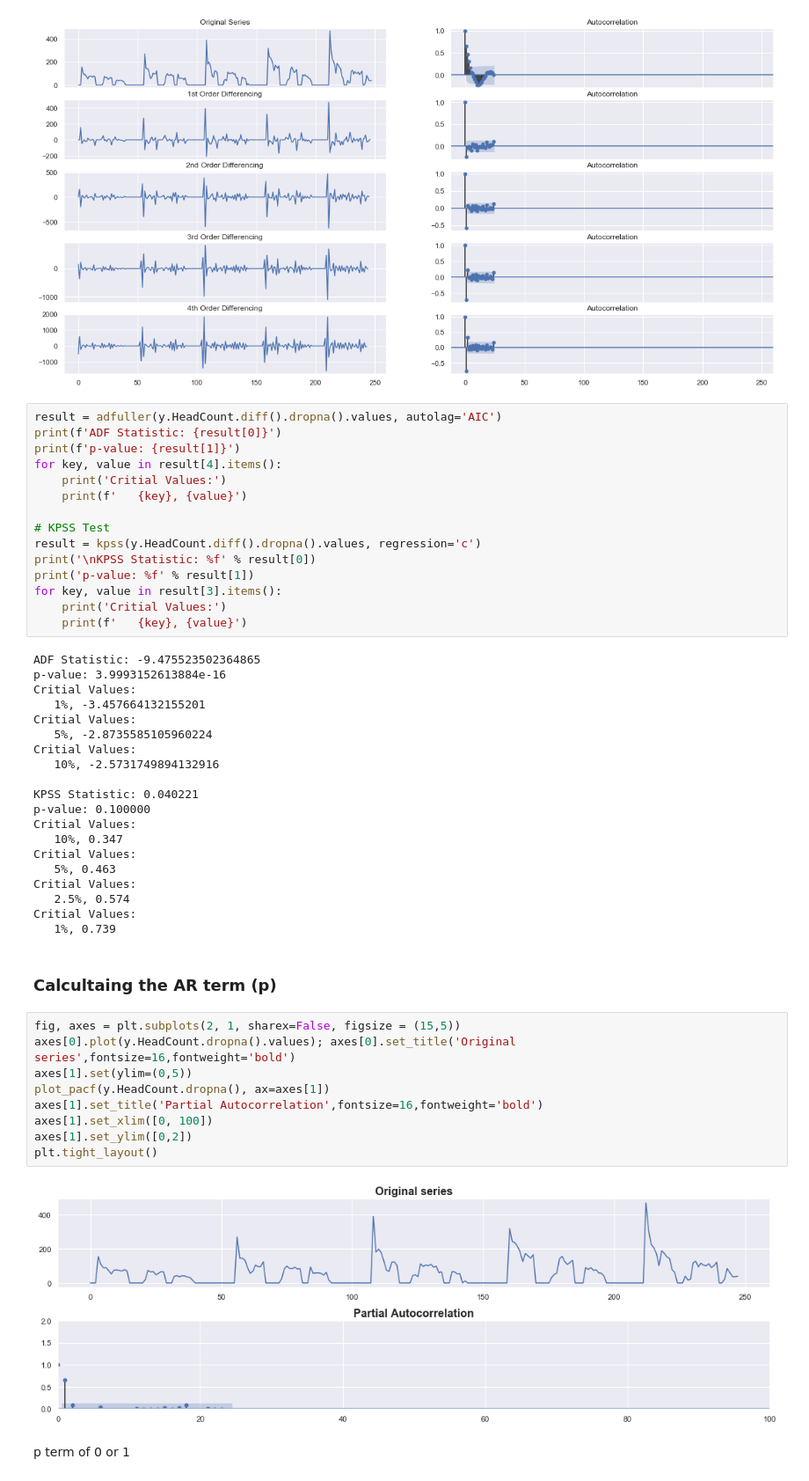
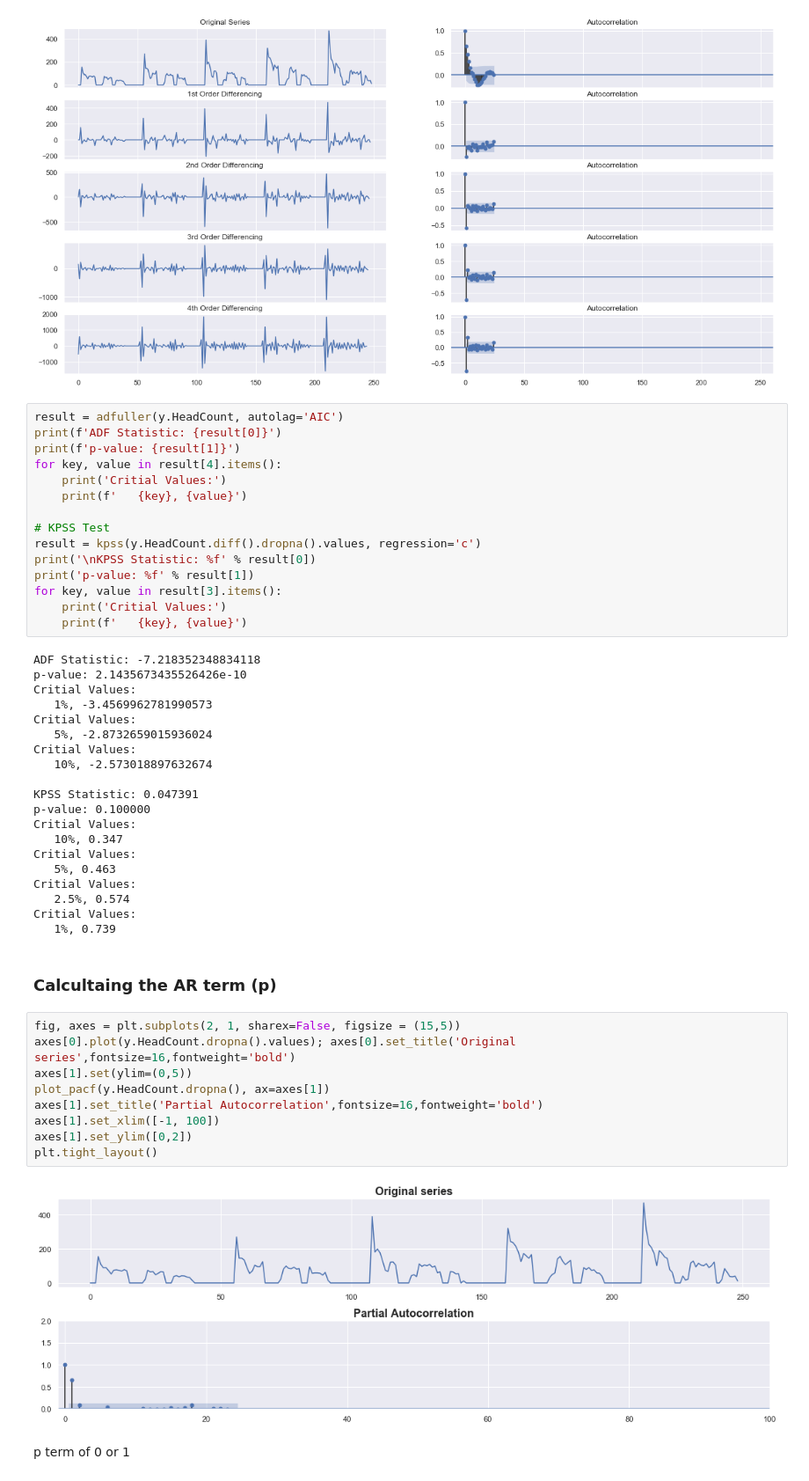
Before and after one commit to chris-pickford/TimeSeriesKb, a Jupyter notebook: Jupyter/main.ipynb, the cells around one changed output. Shown at 88% size. Cells and saved outputs as stored; diff of their text form.

```diff
--- a/Jupyter/main.ipynb
+++ b/Jupyter/main.ipynb
@@ -356,7 +391,7 @@ plot_acf(y.HeadCount.diff().diff().diff().diff().dropna(), ax=axes[4, 1])
 [figure]
 [figure]
 # %%
-result = adfuller(y.HeadCount.diff().dropna().values, autolag='AIC')
+result = adfuller(y.HeadCount, autolag='AIC')
 print(f'ADF Statistic: {result[0]}')
 print(f'p-value: {result[1]}')
 for key, value in result[4].items():
@@ -371,16 +406,16 @@ for key, value in result[3].items():
     print('Critial Values:')
     print(f'   {key}, {value}')
 # %% [output]
-ADF Statistic: -9.475523502364865
-p-value: 3.9993152613884e-16
+ADF Statistic: -7.218352348834118
+p-value: 2.1435673435526426e-10
 Critial Values:
-   1%, -3.457664132155201
+   1%, -3.4569962781990573
 Critial Values:
-   5%, -2.8735585105960224
+   5%, -2.8732659015936024
 Critial Values:
-   10%, -2.5731749894132916
+   10%, -2.573018897632674
 
-KPSS Statistic: 0.040221
+KPSS Statistic: 0.047391
 p-value: 0.100000
 Critial Values:
    10%, 0.347
@@ -395,14 +430,14 @@ Critial Values:
 # %%
 fig, axes = plt.subplots(2, 1, sharex=False, figsize = (15,5))
 axes[0].plot(y.HeadCount.dropna().values); axes[0].set_title('Original series',fontsize=16,fontweight='bold')
 axes[1].set(ylim=(0,5))
 plot_pacf(y.HeadCount.dropna(), ax=axes[1])
 axes[1].set_title('Partial Autocorrelation',fontsize=16,fontweight='bold')
-axes[1].set_xlim([0, 100])
+axes[1].set_xlim([-1, 100])
 axes[1].set_ylim([0,2])
 plt.tight_layout()
 # %% [output]
-[figure, old version]
+[figure, new version]
 # %% [markdown]
 p term of 0 or 1
 # %% [markdown]
```
Also changed, not shown: parts of 33 cells of this notebook, 7 other files.
